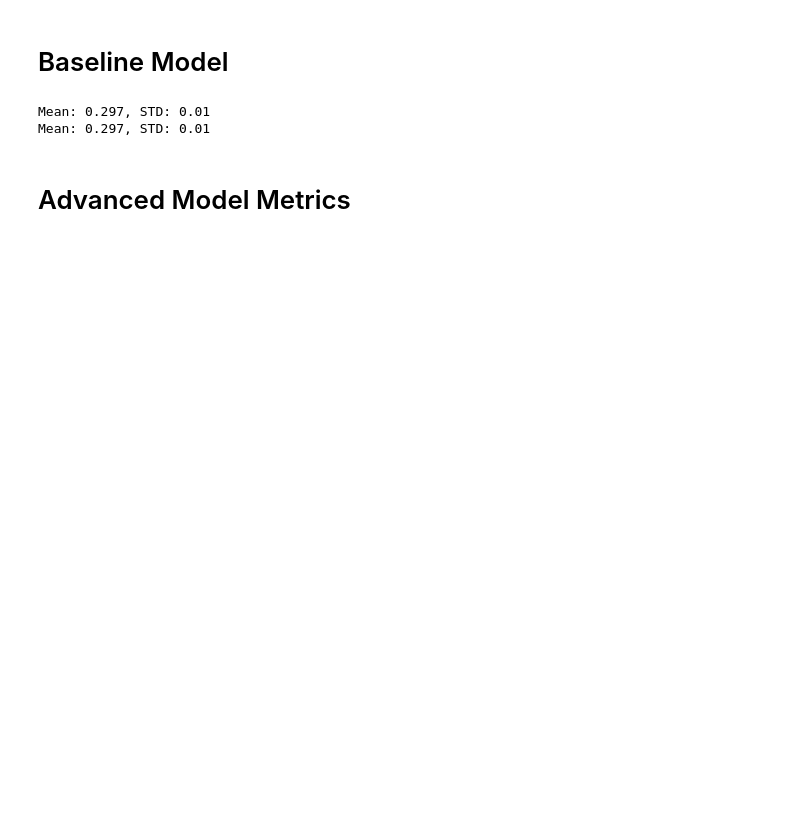
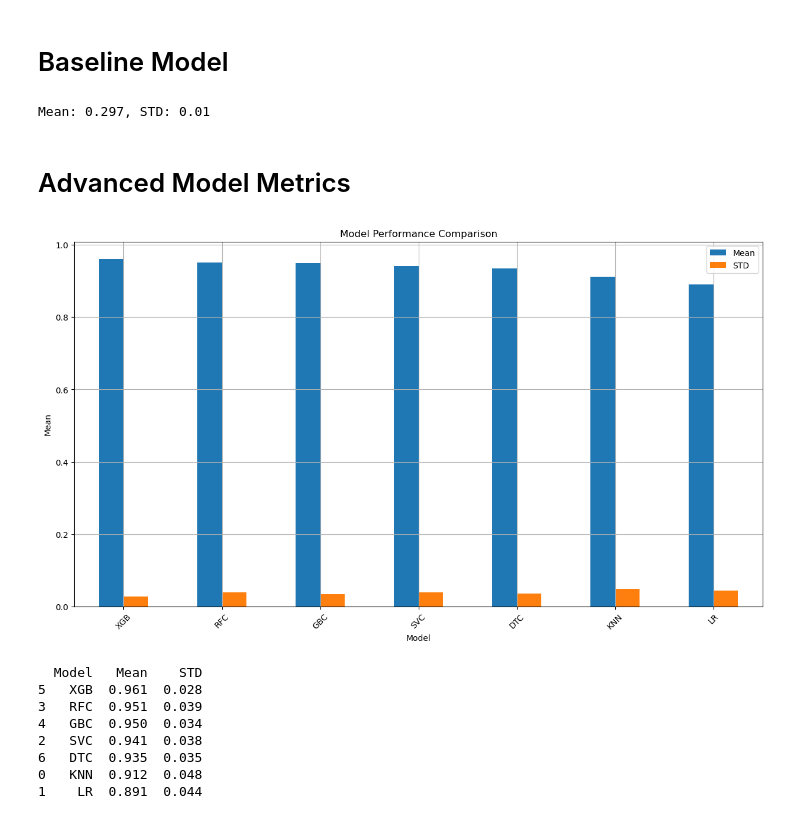
Before and after one commit to MaukanMir/Thyroid-Cancer-Classification, a Jupyter notebook: training.ipynb, the cells around one changed output. Drawn from its saved outputs; the diff is of its cells as text; code cells hidden in the pictures; blank space fills up the shorter version.

Commit message:
added new models

```diff
--- a/training.ipynb
+++ b/training.ipynb
@@ -199,9 +248,23 @@ model = DummyClassifier(strategy="constant", constant=1)
 pipeline = create_pipeline(preprocessor, model)
 scores = evaluate_model(X, y, pipeline)
 
-evaluate_model(X, y, pipeline)
+scores = evaluate_model(X, y, pipeline)
+print(f"Mean: {round(np.mean(scores),3)}, STD: {round(np.std(scores),3)}")
 # %% [output]
 Mean: 0.297, STD: 0.01
-Mean: 0.297, STD: 0.01
 # %% [markdown]
 # Advanced Model Metrics
+# %%
+model_names = ["KNN", "LR", "SVC", "RFC", "GBC", "XGB", "DTC"]
+models = grab_selected_models(model_names)
+test_selected_models(preprocessor, models, model_names, X, y)
+# %% [output]
+[figure, added]
+  Model   Mean    STD
+5   XGB  0.961  0.028
+3   RFC  0.951  0.039
+4   GBC  0.950  0.034
+2   SVC  0.941  0.038
+6   DTC  0.935  0.035
+0   KNN  0.912  0.048
+1    LR  0.891  0.044
```
Also changed, not shown: parts of 2 cells of this notebook.
